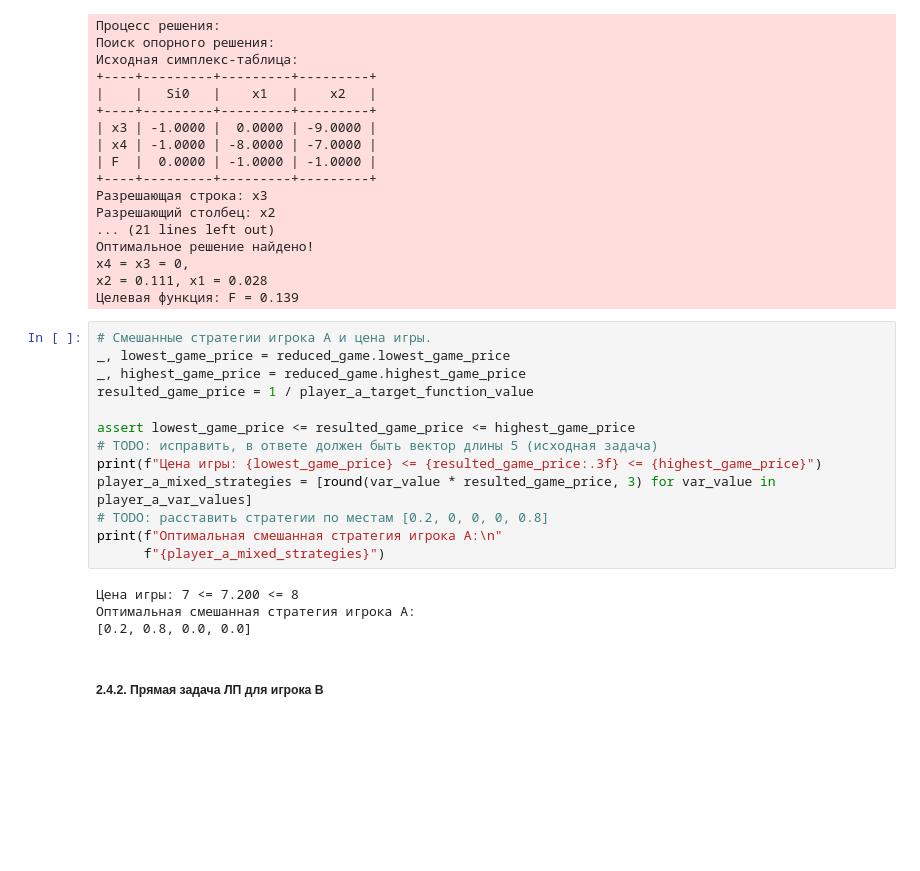
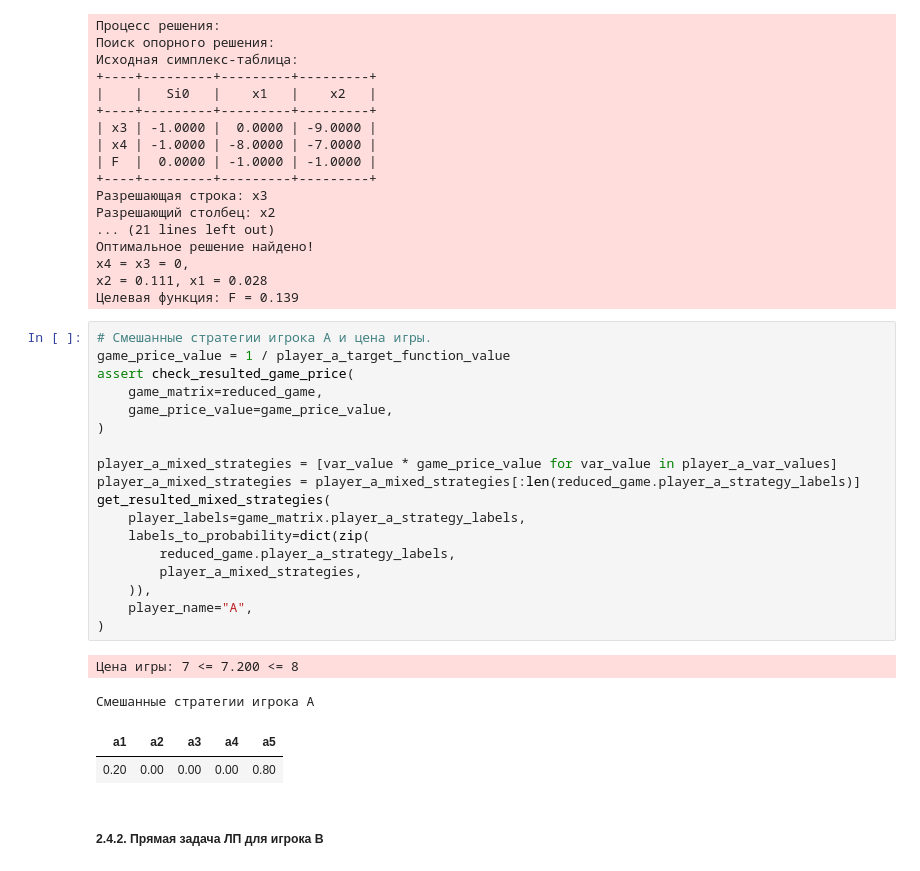
Before and after one commit to aaaaaaaalesha/10-game_theory, a Jupyter notebook: game_theory/introduction_rgz_01/rgz.ipynb, the cells around one changed output. Saved outputs shown, nothing was run; the diff lists cells and outputs as text; blank space fills up the shorter version.

```diff
--- a/game_theory/introduction_rgz_01/rgz.ipynb
+++ b/game_theory/introduction_rgz_01/rgz.ipynb
@@ -370,21 +381,27 @@ x2 = 0.111, x1 = 0.028
 Целевая функция: F = 0.139
 # %%
 # Смешанные стратегии игрока A и цена игры.
-_, lowest_game_price = reduced_game.lowest_game_price
-_, highest_game_price = reduced_game.highest_game_price
-resulted_game_price = 1 / player_a_target_function_value
+game_price_value = 1 / player_a_target_function_value
+assert check_resulted_game_price(
+    game_matrix=reduced_game,
+    game_price_value=game_price_value,
+)
 
-assert lowest_game_price <= resulted_game_price <= highest_game_price
-# TODO: исправить, в ответе должен быть вектор длины 5 (исходная задача)
-print(f"Цена игры: {lowest_game_price} <= {resulted_game_price:.3f} <= {highest_game_price}")
-player_a_mixed_strategies = [round(var_value * resulted_game_price, 3) for var_value in player_a_var_values]
-# TODO: расставить стратегии по местам [0.2, 0, 0, 0, 0.8]
-print(f"Оптимальная смешанная стратегия игрока A:\n"
-      f"{player_a_mixed_strategies}")
+player_a_mixed_strategies = [var_value * game_price_value for var_value in player_a_var_values]
+player_a_mixed_strategies = player_a_mixed_strategies[:len(reduced_game.player_a_strategy_labels)]
+get_resulted_mixed_strategies(
+    player_labels=game_matrix.player_a_strategy_labels,
+    labels_to_probability=dict(zip(
+        reduced_game.player_a_strategy_labels,
+        player_a_mixed_strategies,
+    )),
+    player_name="A",
+)
 # %% [output]
 Цена игры: 7 <= 7.200 <= 8
-Оптимальная смешанная стратегия игрока A:
-[0.2, 0.8, 0.0, 0.0]
+Смешанные стратегии игрока A
+| a1 | a2 | a3 | a4 | a5 |
+| 0.20 | 0.00 | 0.00 | 0.00 | 0.80 |
 # %% [markdown]
 ##### 2.4.2. Прямая задача ЛП для игрока B
 # %%
```
Also changed, not shown: parts of 4 cells of this notebook, 4 other files.
